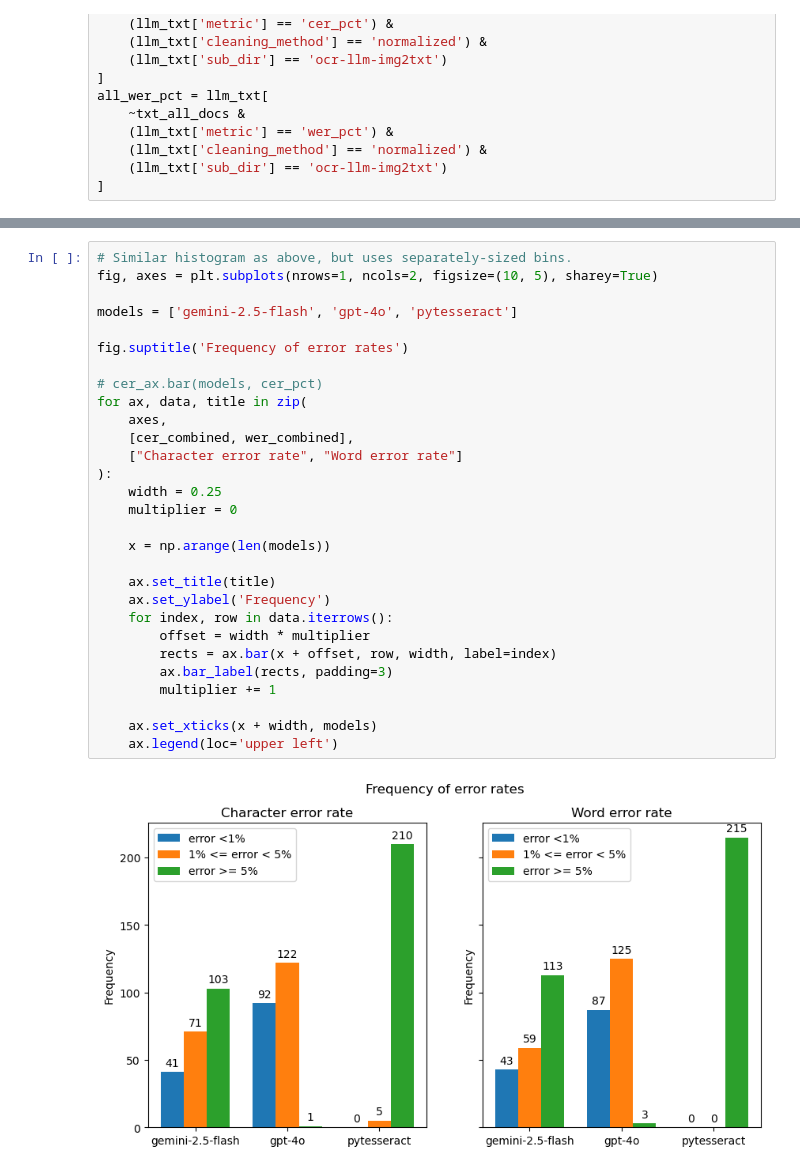
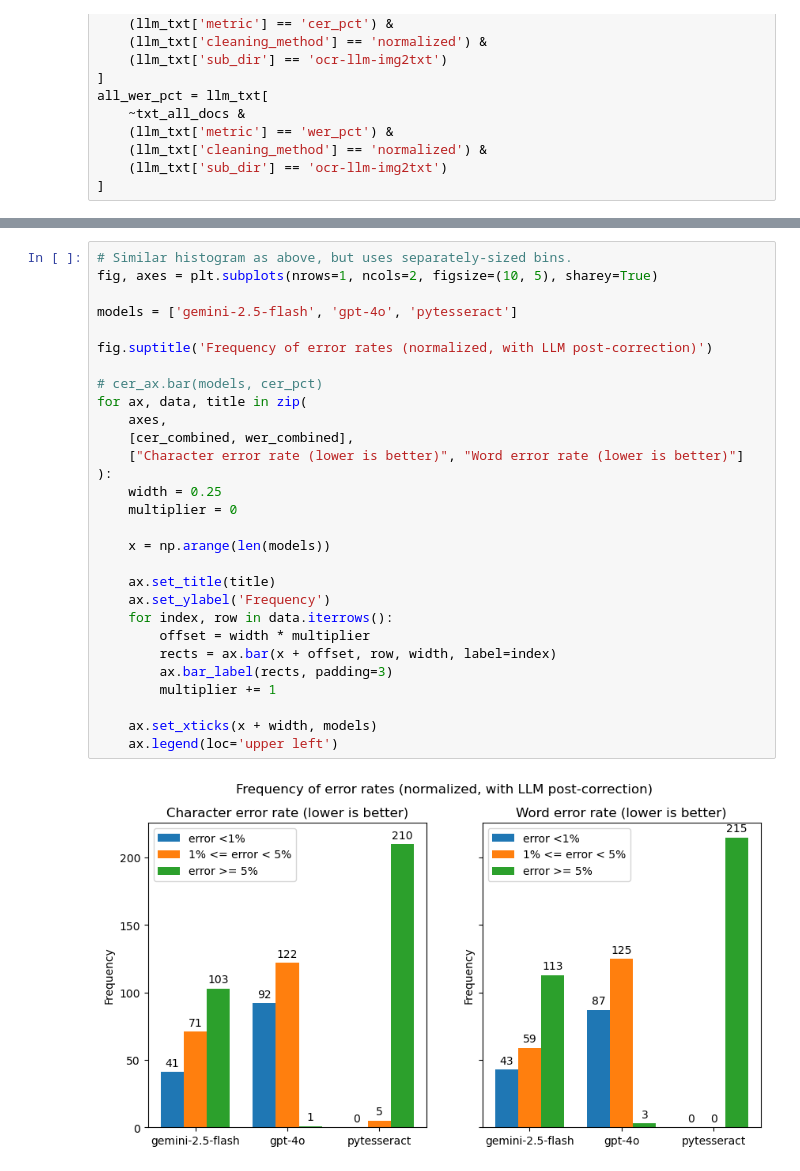
Before and after one commit to GC-20C-Text-Lab/ocr-benchmarking, a Jupyter notebook: src/workflow/text_visualizations.ipynb, the cells around one changed output, grey strips where cells are left out. Cells and saved outputs as stored; diff of their text form.

```diff
--- a/src/workflow/text_visualizations.ipynb
+++ b/src/workflow/text_visualizations.ipynb
@@ -455,31 +523,31 @@ wer_combined = er_freqs_from(all_wer_pct)
 # %%
 # Similar histogram as above, but uses separately-sized bins.
 fig, axes = plt.subplots(nrows=1, ncols=2, figsize=(10, 5), sharey=True)
 
 models = ['gemini-2.5-flash', 'gpt-4o', 'pytesseract']
 
-fig.suptitle('Frequency of error rates')
+fig.suptitle('Frequency of error rates (normalized, with LLM post-correction)')
 
 # cer_ax.bar(models, cer_pct)
 for ax, data, title in zip(
     axes,
     [cer_combined, wer_combined],
-    ["Character error rate", "Word error rate"]
+    ["Character error rate (lower is better)", "Word error rate (lower is better)"]
 ):
     width = 0.25
     multiplier = 0
 
     x = np.arange(len(models))
 
     ax.set_title(title)
     ax.set_ylabel('Frequency')
     for index, row in data.iterrows():
         offset = width * multiplier
         rects = ax.bar(x + offset, row, width, label=index)
         ax.bar_label(rects, padding=3)
         multiplier += 1
 
     ax.set_xticks(x + width, models)
     ax.legend(loc='upper left')
 # %% [output]
-[figure, old version]
+[figure, new version]
```
Also changed, not shown: parts of 29 cells of this notebook.
